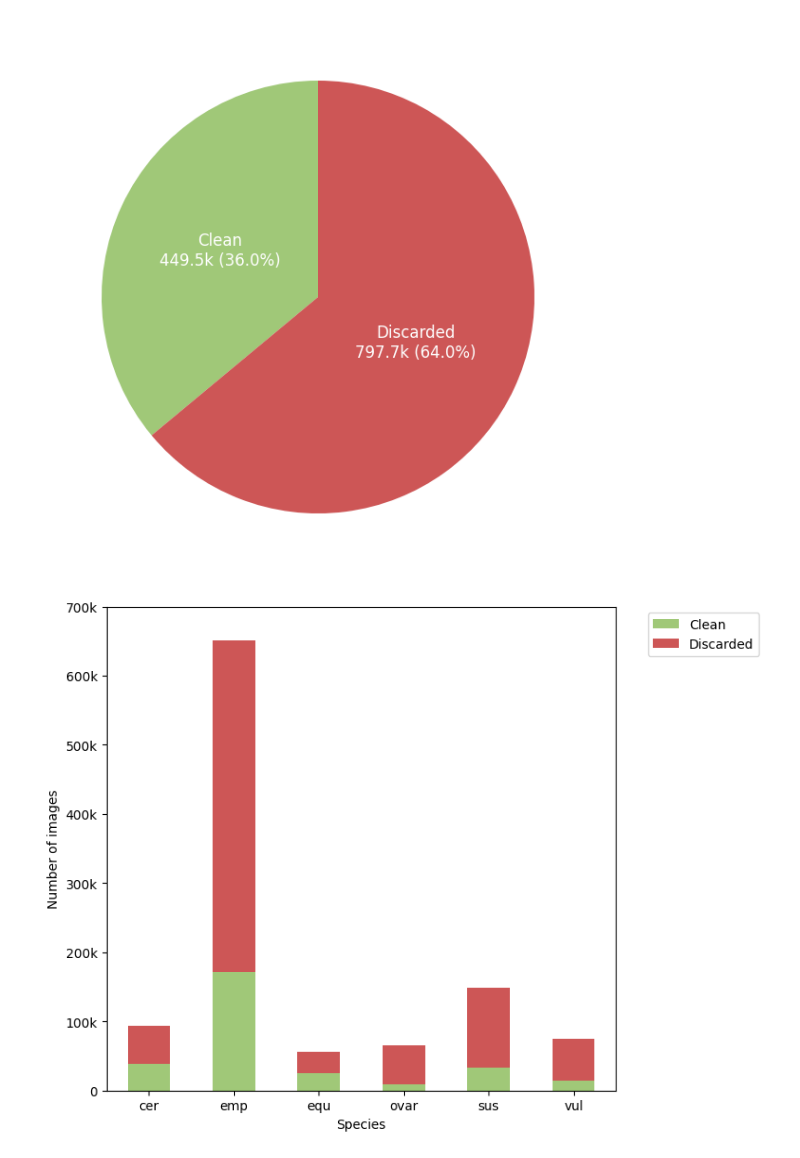
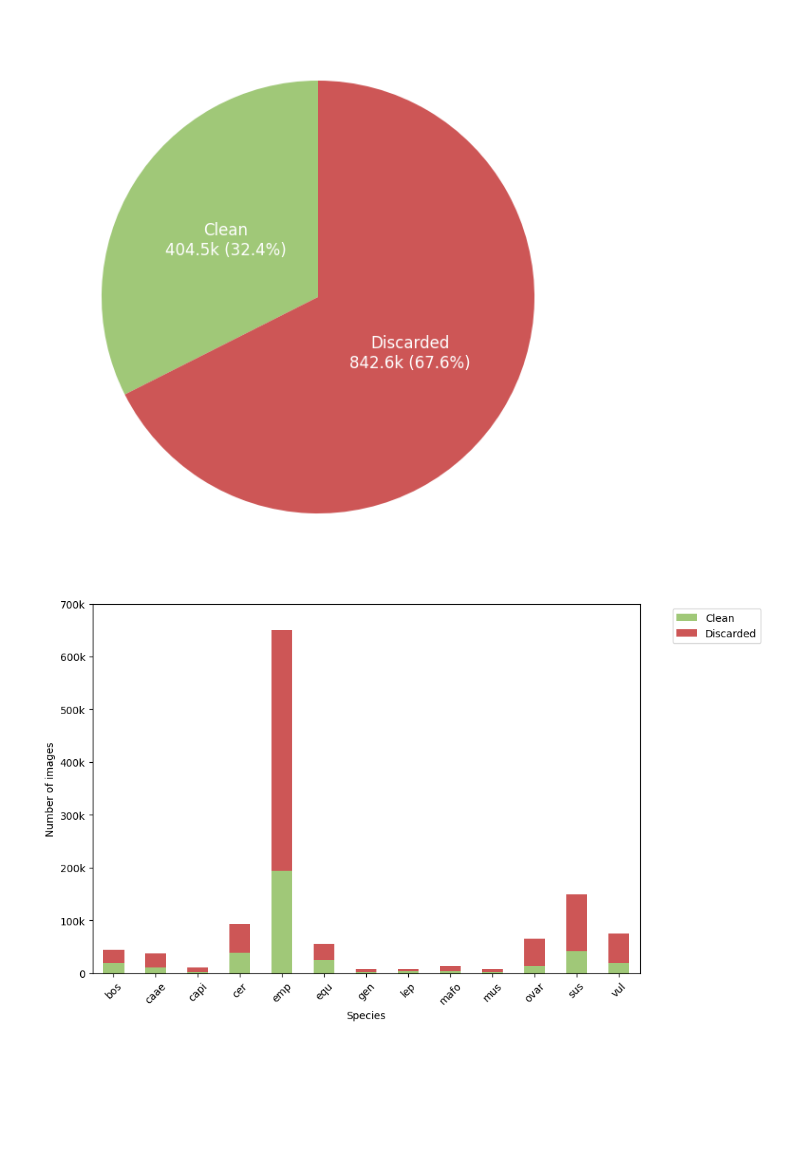
Before and after one commit to ziriraha/snieves-donana-benchmark, a Jupyter notebook: dataset/analysis/processing/study.ipynb, the cells around one changed output. Drawn from its saved outputs; the diff is of its cells as text; code cells hidden in the pictures; blank space fills up the shorter version.

```diff
--- a/dataset/analysis/processing/study.ipynb
+++ b/dataset/analysis/processing/study.ipynb
@@ -8,5 +7,5 @@ EXCLUDE = ['mus', 'rara', 'ory', 'fsi', 'lyn', 'lut', 'mel', 'lep', 'bos', 'gen'
 # %%
-FULL = pd.read_csv('full.csv')
+FULL = pd.read_csv('full-interested.csv')
 CLEAN = pd.read_csv('clean.csv')
 
 species_counts = pd.DataFrame({
@@ -39,24 +38,24 @@ plot_df = pd.DataFrame({
 })
 get_pie_chart(plot_df)
 # %% [output]
-[figure, old version]
+[figure, new version]
 # %%
 def get_stacked_bar_chart(data):
-    data.plot(kind='bar', stacked=True, color=[COLORS['clean'], COLORS['discarded']], figsize=(8, 6))
+    data.plot(kind='bar', stacked=True, color=[COLORS['clean'], COLORS['discarded']], figsize=(10, 6))
     plt.ylabel('Number of images')
     plt.xlabel('Species')
     plt.yticks(
         ticks=range(0, int(plot_df.sum(axis=1).max()) + 100000, 100000),
         labels=[f"{x//1000}k" if x > 0 else "0" for x in range(0, int(plot_df.sum(axis=1).max()) + 100000, 100000)]
     )
-    plt.xticks(rotation=0)
+    plt.xticks(rotation=45)
     plt.legend(['Clean', 'Discarded'], bbox_to_anchor=(1.05, 1), loc='upper left')
     plt.tight_layout()
     plt.savefig('images/species_clean_diff_bar.png', bbox_inches='tight', dpi=300)
     plt.show()
 
 # Plot the difference between FULL and CLEAN
-plot_df = species_counts[~species_counts.index.str.contains('|'.join(EXCLUDE))][['clean', 'diff']]
+plot_df = species_counts[species_counts['diff'] != 0][['clean', 'diff']]
 get_stacked_bar_chart(plot_df)
 # %% [output]
-[figure, old version]
+[figure, new version]
```
Also changed, not shown: parts of 1 cell of this notebook.
